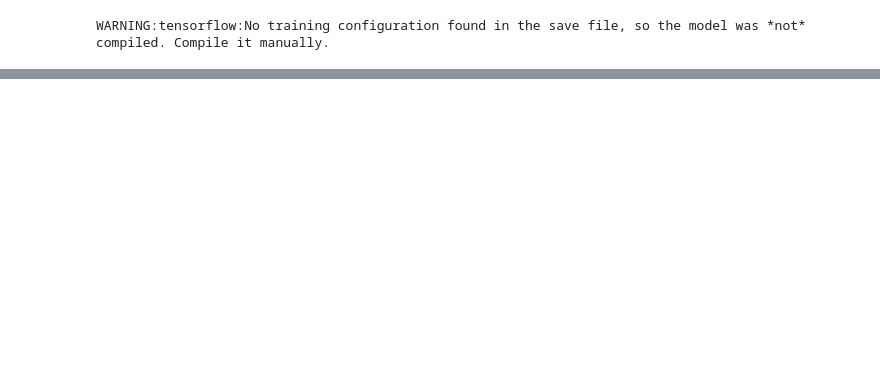
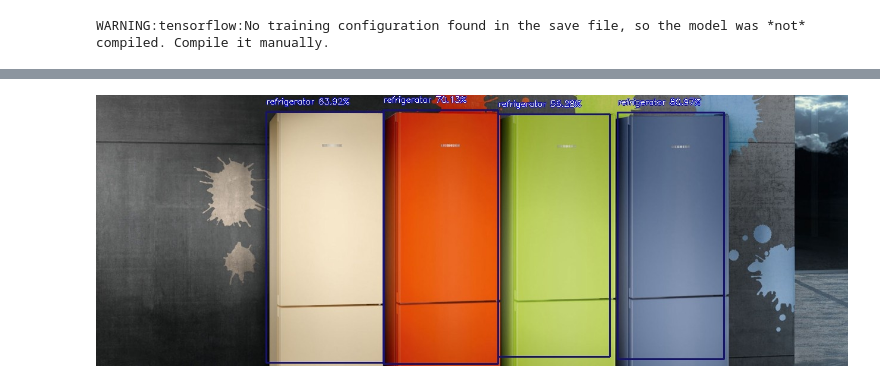
Before and after one commit to vladimirlabynko/CV_TEST, a Jupyter notebook: Images.ipynb, the cells around one changed output, grey strips where cells are left out. Saved outputs shown, nothing was run; the diff lists cells and outputs as text; code cells hidden in the pictures; blank space fills up the shorter version.

```diff
--- a/Images.ipynb
+++ b/Images.ipynb
@@ -76,0 +98,4 @@ det.loadModel()
+# %%
+Image("/content/gdrive/MyDrive/ref(resnet).jpeg")
+# %% [output]
+[figure, added]
```
Also changed, not shown: parts of 19 cells of this notebook.
